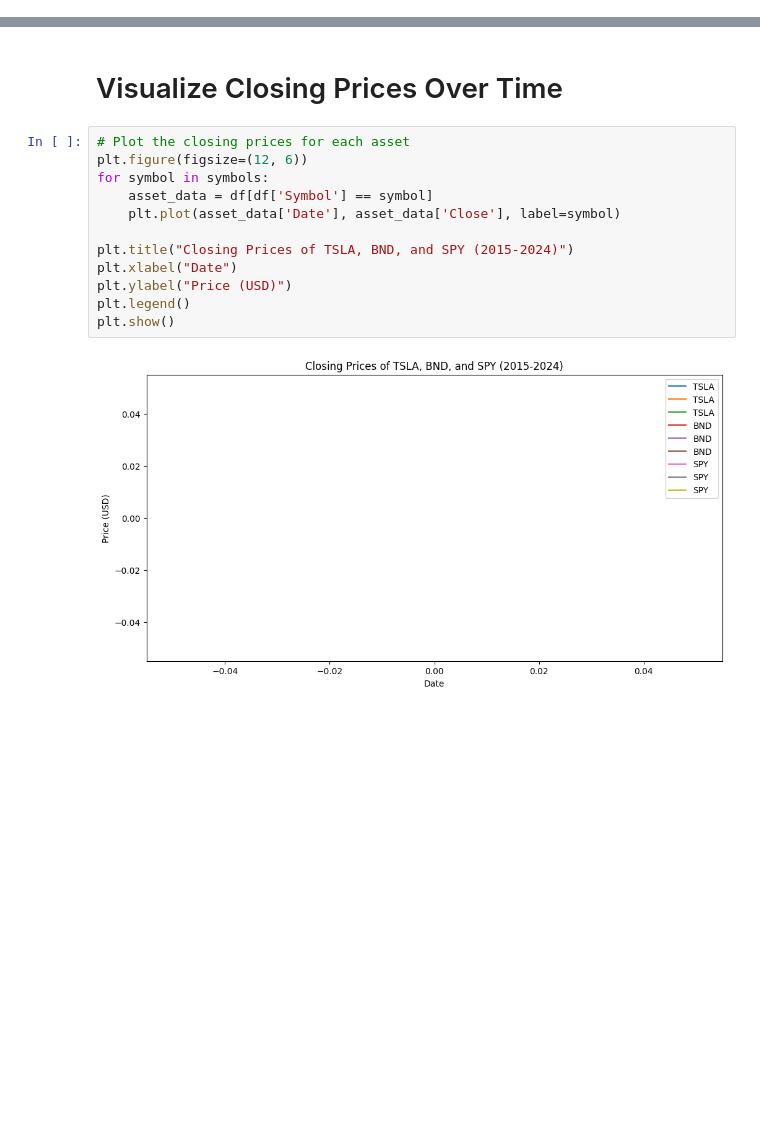
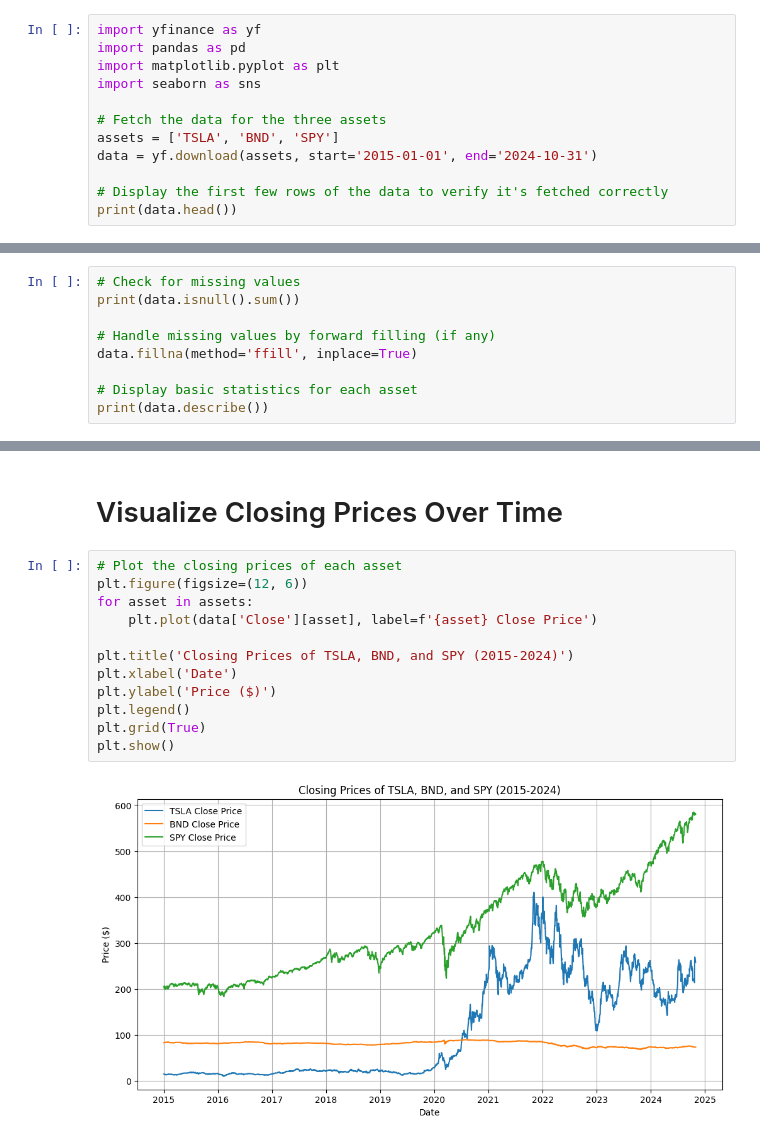
Before and after one commit to wubeabera123/GMF-Portfolio-Forecasting, a Jupyter notebook: notebooks/data_preparation_and_exploration.ipynb, the cells around one changed output, grey strips where cells are left out. Cells and saved outputs as stored; diff of their text form; blank space fills up the shorter version.

```diff
--- a/notebooks/data_preparation_and_exploration.ipynb
+++ b/notebooks/data_preparation_and_exploration.ipynb
@@ -34,0 +3,12 @@ df.to_csv('../data/historical_data.csv', index=False)
+# %%
+import yfinance as yf
+import pandas as pd
+import matplotlib.pyplot as plt
+import seaborn as sns
+
+# Fetch the data for the three assets
+assets = ['TSLA', 'BND', 'SPY']
+data = yf.download(assets, start='2015-01-01', end='2024-10-31')
+
+# Display the first few rows of the data to verify it's fetched correctly
+print(data.head())
@@ -67,0 +36,9 @@ dtype: int64
+# %%
+# Check for missing values
+print(data.isnull().sum())
+
+# Handle missing values by forward filling (if any)
+data.fillna(method='ffill', inplace=True)
+
+# Display basic statistics for each asset
+print(data.describe())
@@ -68,16 +63,16 @@ dtype: int64
 # %% [markdown]
 # Visualize Closing Prices Over Time
 # %%
-# Plot the closing prices for each asset
+# Plot the closing prices of each asset
 plt.figure(figsize=(12, 6))
-for symbol in symbols:
-    asset_data = df[df['Symbol'] == symbol]
-    plt.plot(asset_data['Date'], asset_data['Close'], label=symbol)
+for asset in assets:
+    plt.plot(data['Close'][asset], label=f'{asset} Close Price')
 
-plt.title("Closing Prices of TSLA, BND, and SPY (2015-2024)")
-plt.xlabel("Date")
-plt.ylabel("Price (USD)")
+plt.title('Closing Prices of TSLA, BND, and SPY (2015-2024)')
+plt.xlabel('Date')
+plt.ylabel('Price ($)')
 plt.legend()
+plt.grid(True)
 plt.show()
 # %% [output]
-[figure, old version]
+[figure, new version]
```
Also changed, not shown: parts of 14 cells of this notebook.
